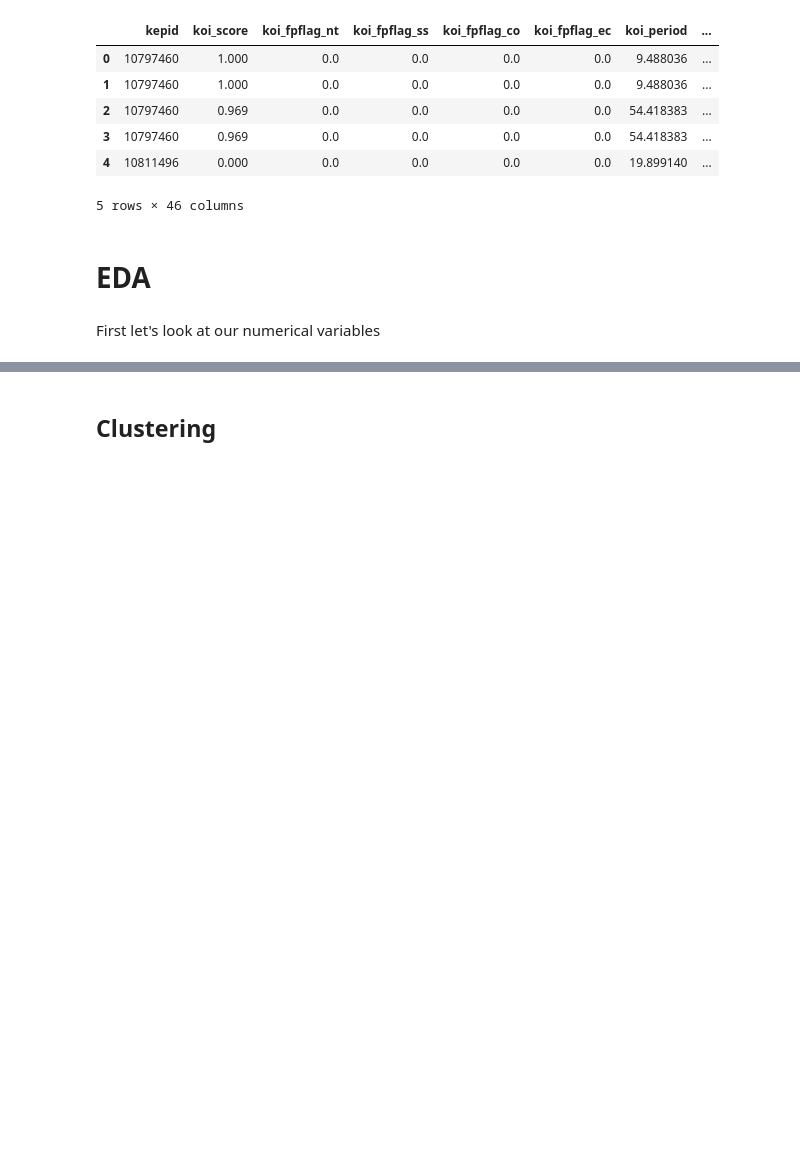
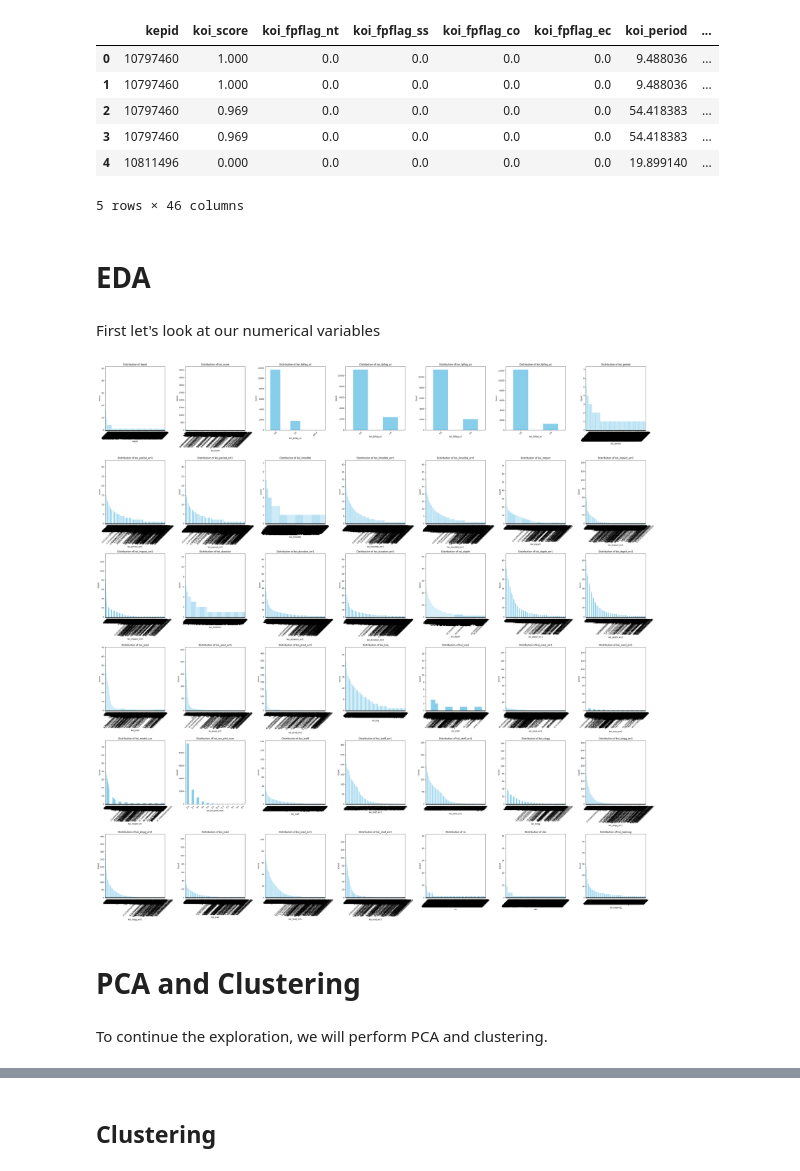
Before and after one commit to GabrielVaya/ML-Project-KeplerData, a Jupyter notebook: Script.ipynb, the cells around one changed output, grey strips where cells are left out. Saved outputs shown, nothing was run; the diff lists cells and outputs as text; code cells hidden in the pictures; blank space fills up the shorter version.

```diff
--- a/Script.ipynb
+++ b/Script.ipynb
@@ -114,3 +114,50 @@ df.head()
 # EDA
 # %% [markdown]
 First let's look at our numerical variables
+# %%
+import matplotlib.pyplot as plt
+df_num = df.select_dtypes(include=['number'])
+
+#fig, axes = plt.subplots(nrows=9, ncols=5, figsize=(15, 5))
+'''fig, axes = plt.subplots(nrows=1, ncols=len(df_num.columns), figsize=(15, 5))
+
+for i, column in enumerate(df_num.columns):
+    df_num[column].value_counts().plot(kind='bar', ax=axes[i], color='skyblue')
+    axes[i].set_title(f'Distribution of {column}')
+    axes[i].set_xlabel(column)
+    axes[i].set_ylabel('Count')
+    axes[i].tick_params(axis='x', rotation=45)'''
+
+num_cols = len(df_num.columns)
+
+# Calculate the number of rows and columns for the subplots
+num_rows = int(num_cols**0.5)
+num_cols = (num_cols // num_rows) + (num_cols % num_rows)
+
+fig, axes = plt.subplots(nrows=num_rows, ncols=num_cols, figsize=(40, 40))
+
+# Flatten axes array if needed
+if num_rows == 1 or num_cols == 1:
+    axes = axes.flatten()
+else:
+    axes = axes.reshape(-1)
+
+for i, column in enumerate(df_num.columns):
+    df_num[column].value_counts().plot(kind='bar', ax=axes[i], color='skyblue')
+    axes[i].set_title(f'Distribution of {column}')
+    axes[i].set_xlabel(column)
+    axes[i].set_ylabel('Count')
+    axes[i].tick_params(axis='x', rotation=45)
+
+# Hide any empty subplots
+for j in range(i + 1, len(axes)):
+    axes[j].axis('off')
+
+plt.tight_layout()
+plt.show()
+# %% [output]
+[figure, added]
+# %% [markdown]
+# PCA and Clustering
+# %% [markdown]
+To continue the exploration, we will perform PCA and clustering.
```
Also changed, not shown: parts of 11 cells of this notebook.
